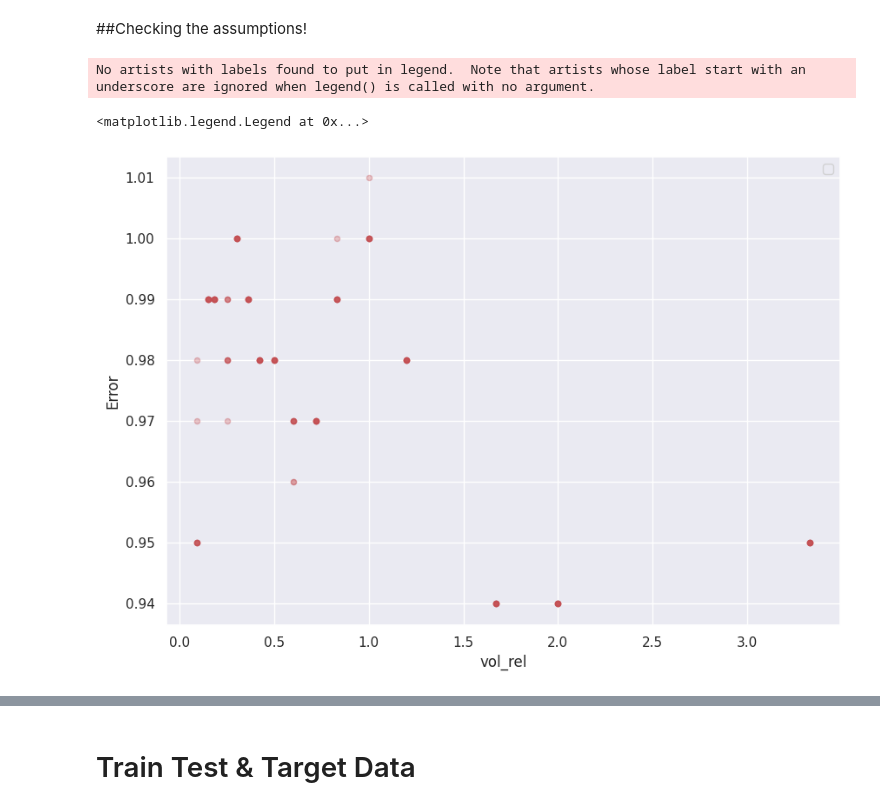
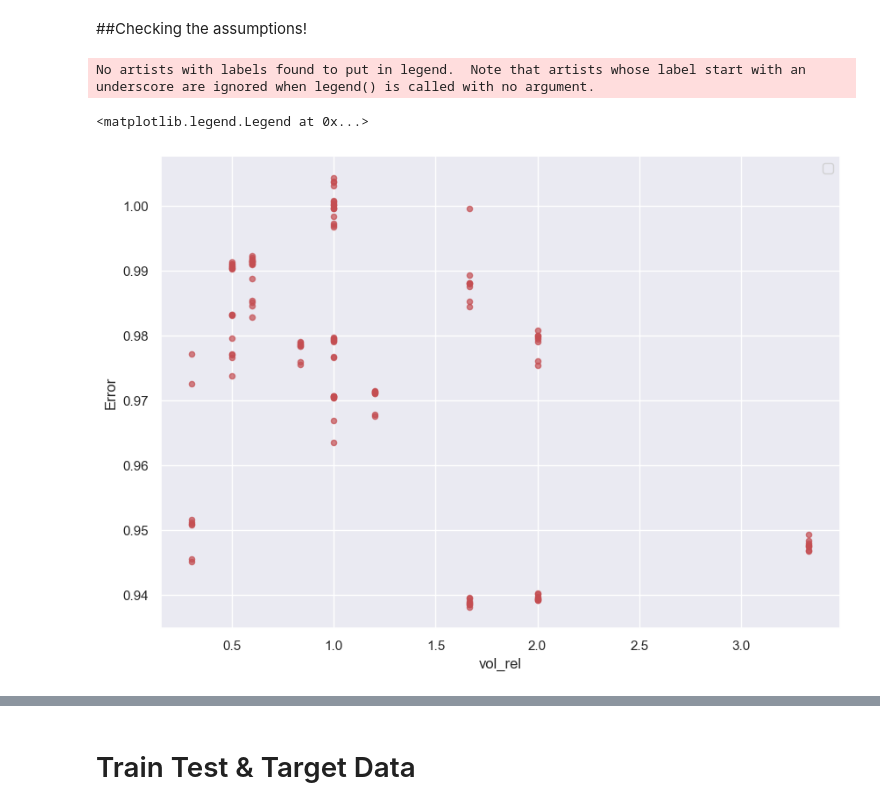
Before and after one commit to nirmalparmarphd/microDSC_error_prediction_ANN, a Jupyter notebook: data_prep.ipynb, the cells around one changed output, grey strips where cells are left out. Cells and saved outputs as stored; diff of their text form; code cells hidden in the pictures.

```diff
--- a/data_prep.ipynb
+++ b/data_prep.ipynb
@@ -81,7 +88,6 @@ cp_data_rt = cp_data_rt1[cp_data_rt1['Temp[K]']>=q]
 
 cp_data_rt = cp_data_rt.drop('Temp[K]', axis=1)
 cp_data_rt = cp_data_rt.reset_index(drop=True)
-cp_data_rt = np.round(cp_data_rt,2)
 cp_data_rt
 # %% [output]
 |  | Cp-1 | Cp-2 | Cp-3 | Cp-4 | Cp-5 | Cp-6 | Cp-7 | Cp-8 | r | s | z0_gd |
@@ -182,6 +139,6 @@ all_s_clm = pd.concat([s_clm, s_clm, s_clm, s_clm,s_clm, s_clm, s_clm, s_clm,],a
 ## Cean Data Checkpoin
 # %%
 # adding all columns
-cp_rt_data1 = pd.concat([cp_rt_data,cp_ref_err, cp_sam_err_cl, all_r_clm, all_s_clm], axis = 1, ignore_index=True)
-cp_rt_data1.columns = ['Cp','St(%)', 'R(%)', 'S(%)','Ref','Sam']
+cp_rt_data1 = pd.concat([cp_rt_data, all_r_clm, all_s_clm], axis = 1, ignore_index=True)
+cp_rt_data1.columns = ['Cp','St(%)','Ref','Sam']
 cp_clean_data = cp_rt_data1.copy() #DATA CHECKPOINT!
@@ -192,10 +145,6 @@ pd.set_option('display.width', None)
 # %%
-R=cp_clean_data['Ref']
-S=cp_clean_data['Sam']
-
-cp_clean_data['vol_rel'] = ((R+S) / (S))
+cp_clean_data['vol_rel'] = ((cp_clean_data['Ref'] / cp_clean_data['Sam']))
 cp_clean_data = cp_clean_data.sort_values('St(%)')
 cp_clean_data = cp_clean_data.reset_index(drop=True)
-cp_clean_data=np.round(cp_clean_data,2)
 cp_clean_data
 # %% [output]
@@ -230,5 +163,0 @@ dummies_clm = pd.get_dummies(cp_clean_data['vol_rel'])
-# %%
-cp_clean_data = pd.concat([cp_clean_data,dummies_clm], axis=1, ignore_index=True)
-
-cp_clean_data.columns = ['Cp','St(%)', 'R(%)', 'S(%)', 'Ref','Sam', 'vol_rel','1.67', '2.'  , '3.33', '0.09', '0.6' , '0.72', '0.25', '0.5' , '1.2' , '0.36', '0.83', '0.42', '0.18', '0.15', '0.3' , '1.']
-cp_clean_data
@@ -302,15 +190,14 @@ https://gist.github.com/mwaskom/de44147ed2974457ad6372750bbe5751
 # %% [markdown]
 ##Checking the assumptions!
 # %%
-ax1 = cp_clean_data.plot(kind="scatter", y="St(%)", x="vol_rel", alpha=0.3,figsize=(10,7), cmap=plt.get_cmap("jet"),color='r')
-
+ax1 = cp_clean_data.plot(kind="scatter", y="St(%)", x="vol_rel", alpha=0.7,figsize=(10,7), cmap=plt.get_cmap("jet"),color='r')
 ax1.set_xlabel("vol_rel")
 ax1.set_ylabel("Error")
 plt.legend()
 # %% [output]
 No artists with labels found to put in legend.  Note that artists whose label start with an underscore are ignored when legend() is called with no argument.
 <matplotlib.legend.Legend at 0x...>
-[figure, old version]
+[figure, new version]
 # %%
 ax1 = cp_clean_data.plot(kind="scatter", y="St(%)", x="Sam", alpha=0.7,figsize=(10,7), cmap=plt.get_cmap("jet"),color='r')
 ax1.set_xlabel("Sam")
```
Also changed, not shown: parts of 19 cells of this notebook, 8 other files.
